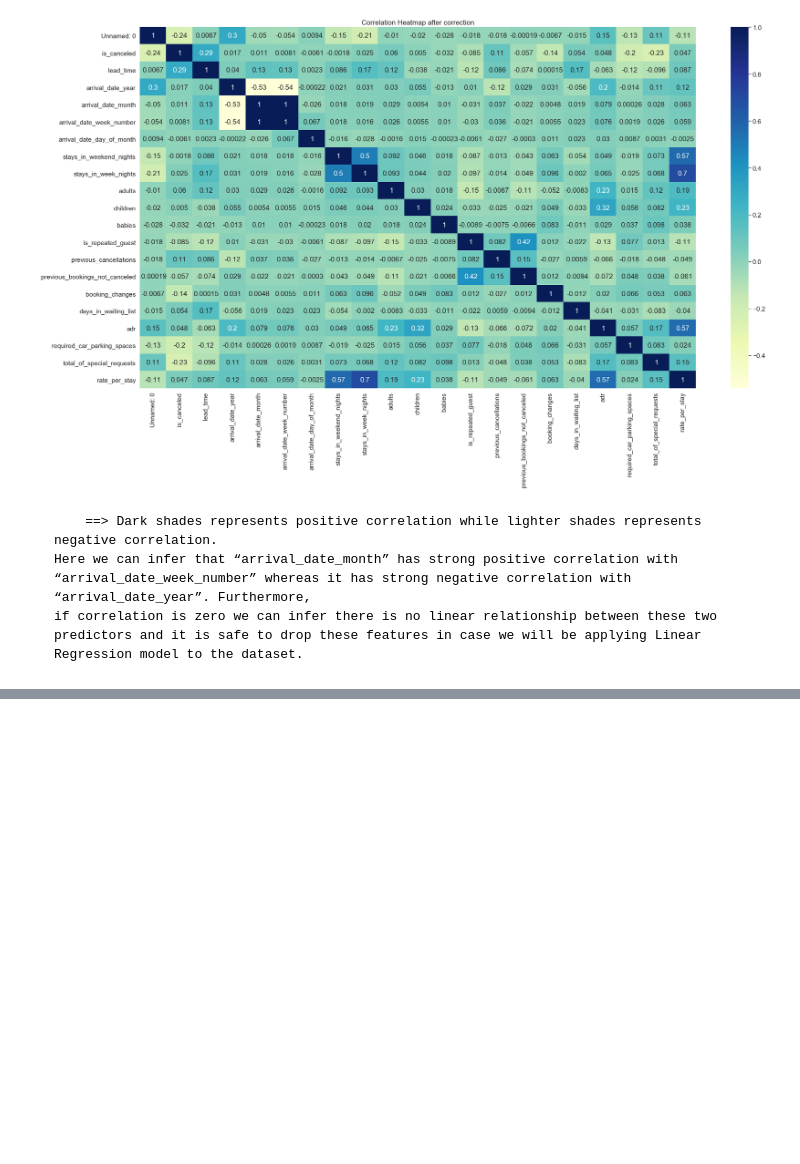
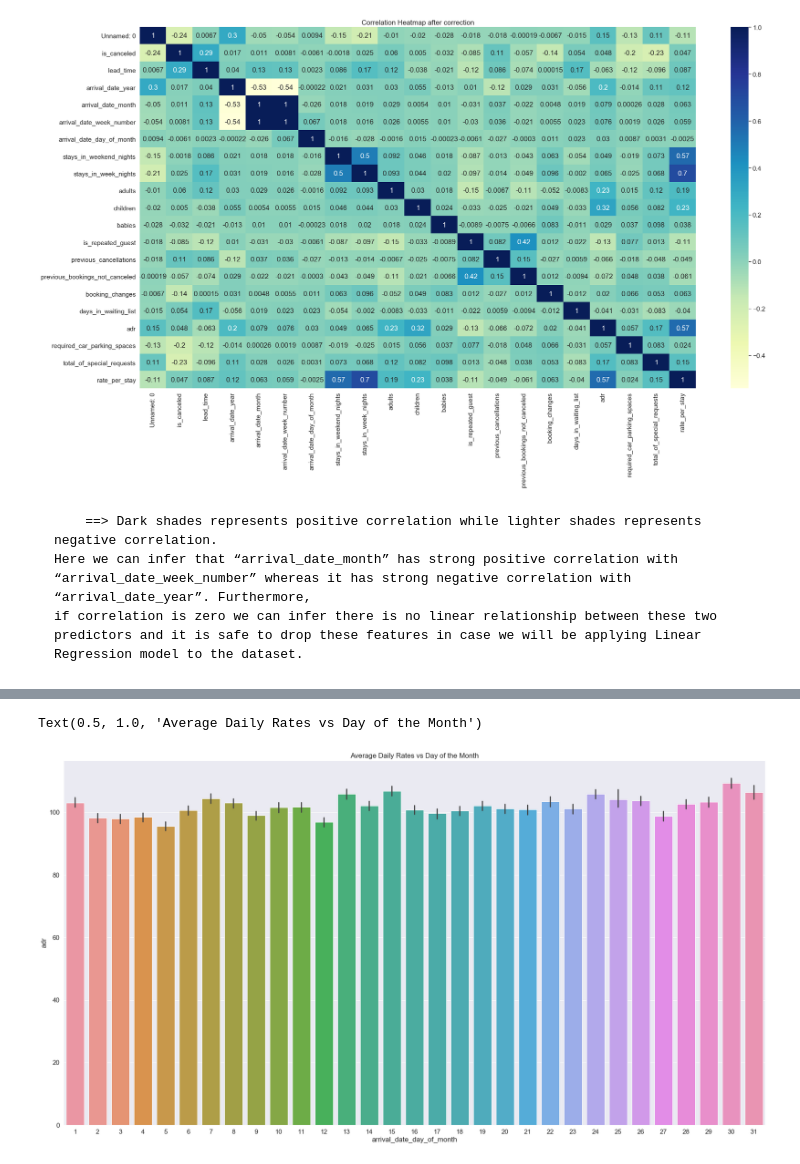
Before and after one commit to dipenpratap/Data-Mining, a Jupyter notebook: Project 1/project_1.ipynb, the cells around one changed output, grey strips where cells are left out. Drawn from its saved outputs; the diff is of its cells as text; code cells hidden in the pictures; blank space fills up the shorter version.

```diff
--- a/Project 1/project_1.ipynb
+++ b/Project 1/project_1.ipynb
@@ -169,4 +173,11 @@ Text(0.5, 1, 'Correlation Heatmap before correction')
 # %%
 #Calculating average rate paid per total stay by multiplying average daily rate * total time stayed
 dataset['rate_per_stay'] = dataset['adr'] * (dataset['stays_in_weekend_nights'] + dataset['stays_in_week_nights'])
+# %%
+rate_per_stay = dataset['rate_per_stay']
+adr = dataset['adr']
+month = dataset['arrival_date_month']
+day = dataset['arrival_date_day_of_month']
+year = dataset['arrival_date_year']
+week = dataset['arrival_date_week_number']
 # %%
@@ -277,3 +291,16 @@ min        -1.071248           -1.752439
 max        22.438189            1.735724
 # %%
 #Clustering results of data set vs test data set looks great
+# %%
+def bar_plotter(x):
+    sns.set(style="whitegrid")
+    plt.figure(figsize=(30, 16))
+    sns.set(font_scale=1.4)
+    ax = sns.barplot(x, adr)
+# %%
+# Plotting the rate_per_stay with respect to days
+bar_plotter(day)
+plt.title('Average Daily Rates vs Day of the Month')
+# %% [output]
+Text(0.5, 1.0, 'Average Daily Rates vs Day of the Month')
+[figure, added]
```
Also changed, not shown: parts of 11 cells of this notebook.
